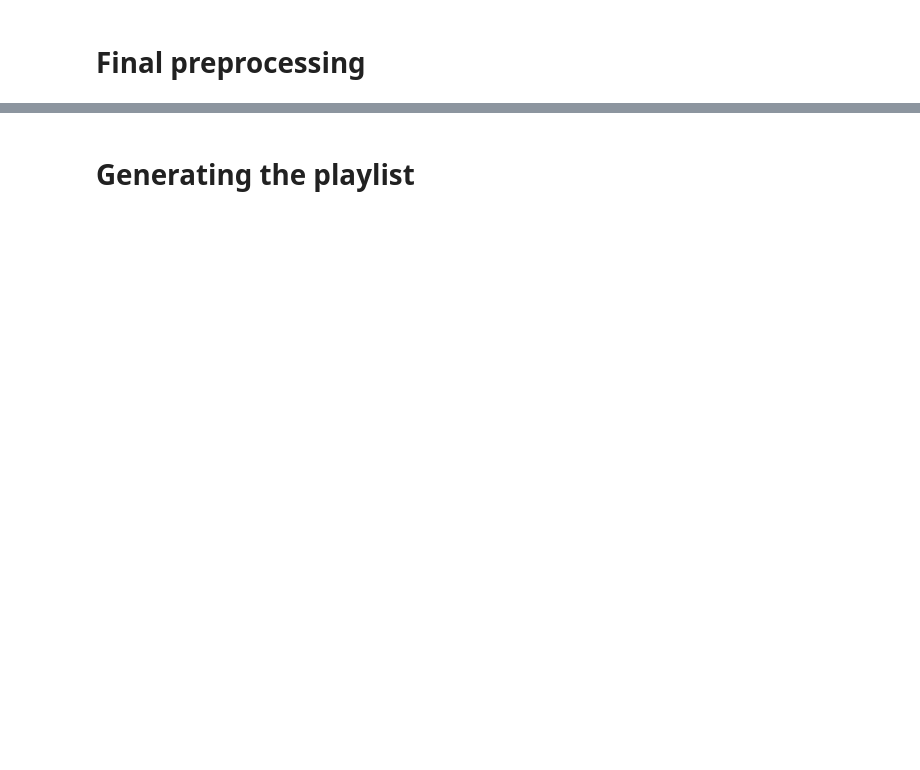
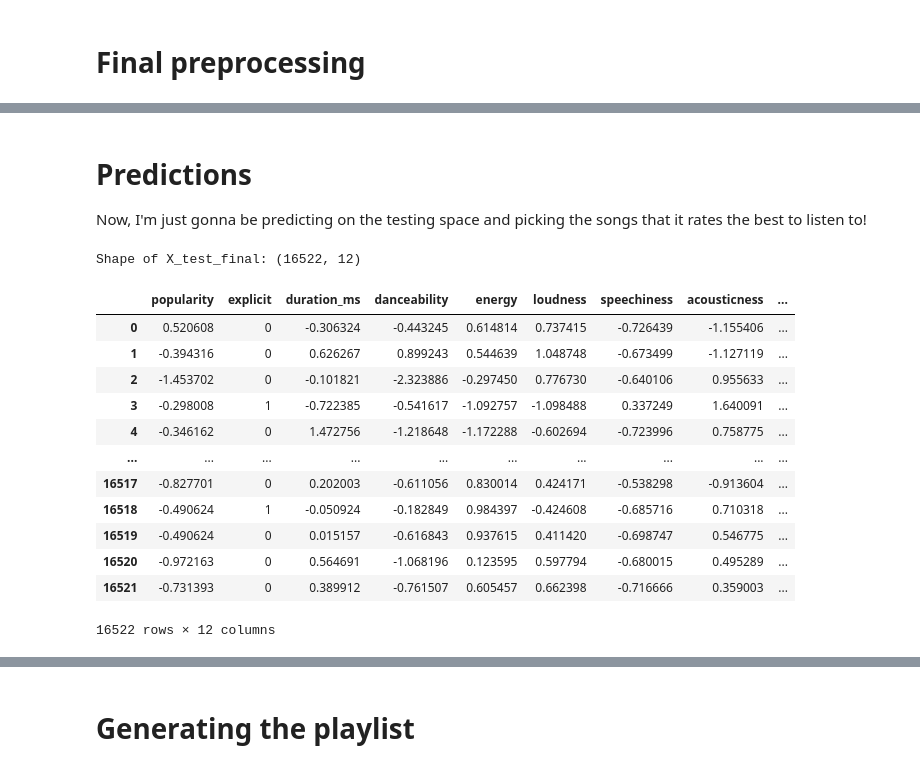
Before and after one commit to AsmitC/Spotify_Song_Recommender, a Jupyter notebook: recommender.ipynb, the cells around one changed output, grey strips where cells are left out. Drawn from its saved outputs; the diff is of its cells as text; code cells hidden in the pictures; blank space fills up the shorter version.

```diff
--- a/recommender.ipynb
+++ b/recommender.ipynb
@@ -123,0 +30,17 @@ playlists.head()
+# %%
+# Find columns in 'tracks' that are not in 'recs'
+drop_cols = playlists.columns.difference(recs.columns)
+
+# Drop these columns from 'tracks'
+playlists = playlists.drop(columns = drop_cols)
+
+# Find columns in 'tracks' that are not in 'recs'
+drop_cols = tracks.columns.difference(recs.columns)
+tracks = tracks.drop(columns = drop_cols)
+
+# Visual aid
+print(f"Shape of playlists after dropping: {playlists.shape}")
+print(f"Shape of recommendations: {recs.shape}")
+print(f"Shape of tracks after dropping: {tracks.shape}")
+print(f"{playlists.columns == recs.columns}")
+print(f"{tracks.columns == recs.columns}")
@@ -123,0 +135,14 @@ playlists.head()
+# %%
+from sklearn.preprocessing import StandardScaler
+
+scaler = StandardScaler()
+scaler.fit(filtered_playlists)
+
+scaled_playlists = pd.DataFrame(scaler.transform(filtered_playlists), columns=filtered_playlists.columns)
+scaled_recs = pd.DataFrame(scaler.transform(filtered_recs), columns=filtered_recs.columns)
+scaled_tracks = pd.DataFrame(scaler.transform(filtered_tracks), columns=filtered_tracks.columns)
+
+# Revert categorical features back to binary 0-1
+scaled_playlists["explicit"] = scaled_playlists["explicit"].apply(lambda x: 1 if x > 0 else 0)
+scaled_recs["explicit"] = scaled_recs["explicit"].apply(lambda x: 1 if x > 0 else 0)
+scaled_tracks["explicit"] = scaled_tracks["explicit"].apply(lambda x: 1 if x > 0 else 0)
@@ -184,0 +1001,23 @@ recs.head()
+# %% [markdown]
+# Predictions
+
+Now, I'm just gonna be predicting on the testing space and picking the songs that it rates the best to listen to!
+# %%
+X_test_final = scaled_recs
+print(f"Shape of X_test_final: {X_test_final.shape}")
+X_test_final
+# %% [output]
+Shape of X_test_final: (16522, 12)
+|  | popularity | explicit | duration_ms | danceability | energy | loudness | speechiness | acousticness | ... |
+| 0 | 0.520608 | 0 | -0.306324 | -0.443245 | 0.614814 | 0.737415 | -0.726439 | -1.155406 | ... |
+| 1 | -0.394316 | 0 | 0.626267 | 0.899243 | 0.544639 | 1.048748 | -0.673499 | -1.127119 | ... |
+| 2 | -1.453702 | 0 | -0.101821 | -2.323886 | -0.297450 | 0.776730 | -0.640106 | 0.955633 | ... |
+| 3 | -0.298008 | 1 | -0.722385 | -0.541617 | -1.092757 | -1.098488 | 0.337249 | 1.640091 | ... |
+| 4 | -0.346162 | 0 | 1.472756 | -1.218648 | -1.172288 | -0.602694 | -0.723996 | 0.758775 | ... |
+| ... | ... | ... | ... | ... | ... | ... | ... | ... | ... |
+| 16517 | -0.827701 | 0 | 0.202003 | -0.611056 | 0.830014 | 0.424171 | -0.538298 | -0.913604 | ... |
+| 16518 | -0.490624 | 1 | -0.050924 | -0.182849 | 0.984397 | -0.424608 | -0.685716 | 0.710318 | ... |
+| 16519 | -0.490624 | 0 | 0.015157 | -0.616843 | 0.937615 | 0.411420 | -0.698747 | 0.546775 | ... |
+| 16520 | -0.972163 | 0 | 0.564691 | -1.068196 | 0.123595 | 0.597794 | -0.680015 | 0.495289 | ... |
+| 16521 | -0.731393 | 0 | 0.389912 | -0.761507 | 0.605457 | 0.662398 | -0.716666 | 0.359003 | ... |
+16522 rows × 12 columns
```
Also changed, not shown: parts of 97 cells of this notebook, 2 other files.
